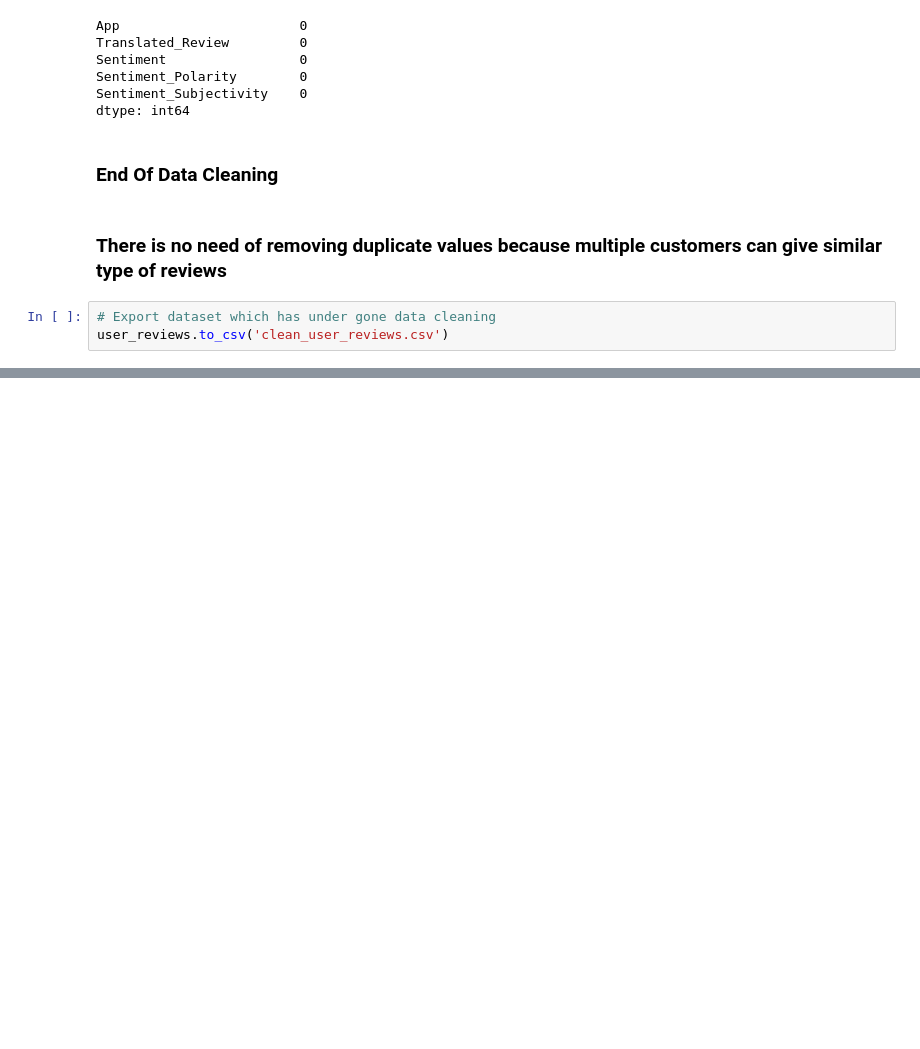
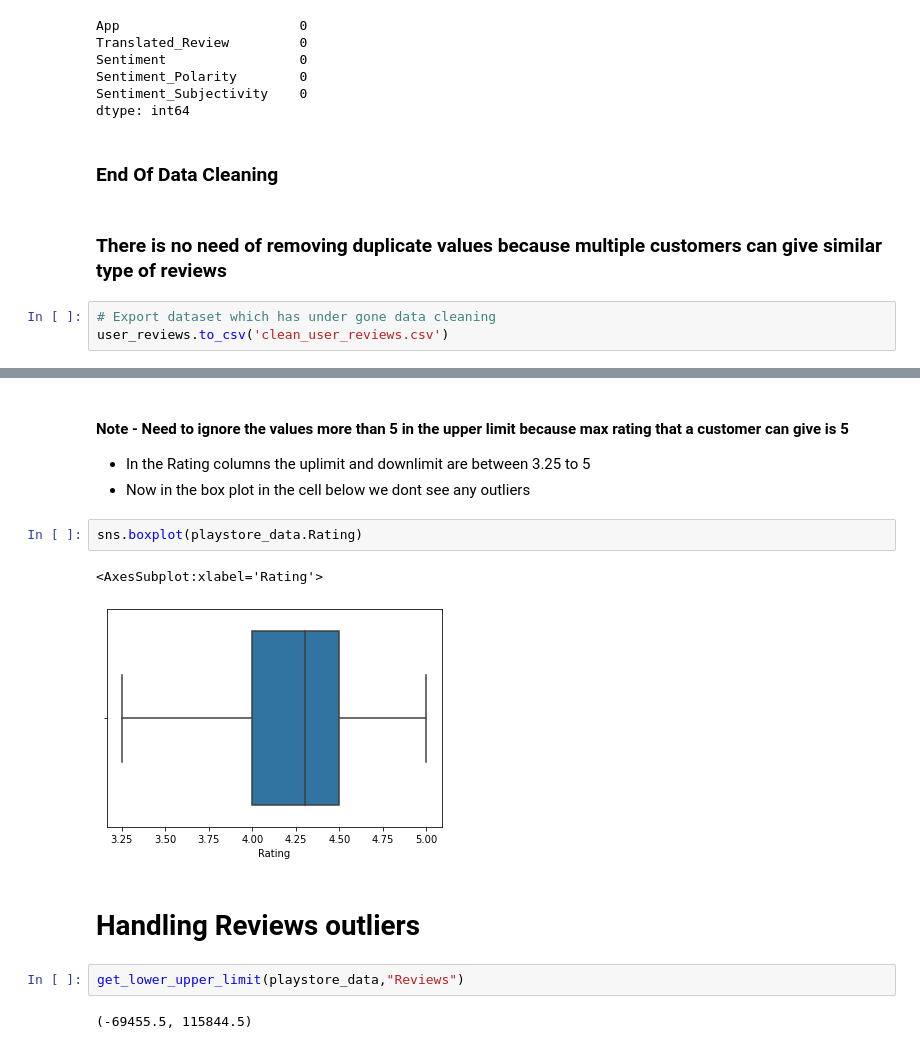
Before and after one commit to MIlanJP/project-eda, a Jupyter notebook: Play Store App Review Analysis - Capstone Project.ipynb, the cells around one changed output, grey strips where cells are left out. Drawn from its saved outputs; the diff is of its cells as text; blank space fills up the shorter version.

```diff
--- a/Play Store App Review Analysis - Capstone Project.ipynb
+++ b/Play Store App Review Analysis - Capstone Project.ipynb
@@ -805,0 +947,15 @@ user_reviews.to_csv('clean_user_reviews.csv')
+# %% [markdown]
+#### Note - Need to ignore the values more than 5 in the upper limit because max rating that a customer can give is 5
+- In the Rating columns the uplimit and downlimit are between 3.25 to 5 <br>
+- Now in the box plot in the cell below we dont see any outliers
+# %%
+sns.boxplot(playstore_data.Rating)
+# %% [output]
+<AxesSubplot:xlabel='Rating'>
+[figure, added]
+# %% [markdown]
+# Handling Reviews outliers
+# %%
+get_lower_upper_limit(playstore_data,"Reviews")
+# %% [output]
+(-69455.5, 115844.5)
```
Also changed, not shown: parts of 31 cells of this notebook, 1 other file.
